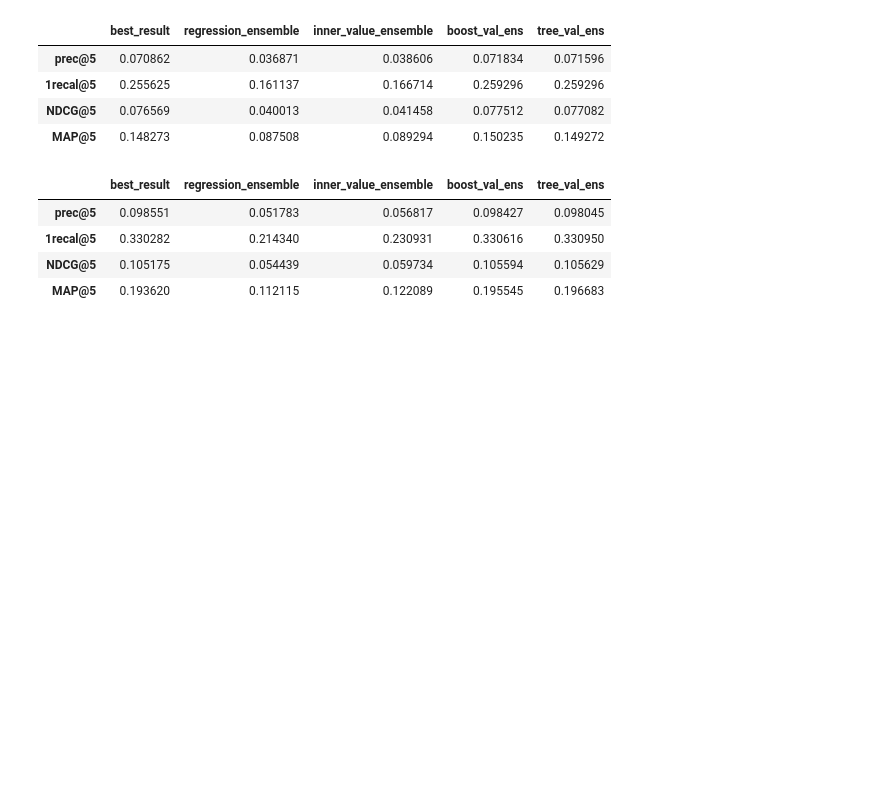
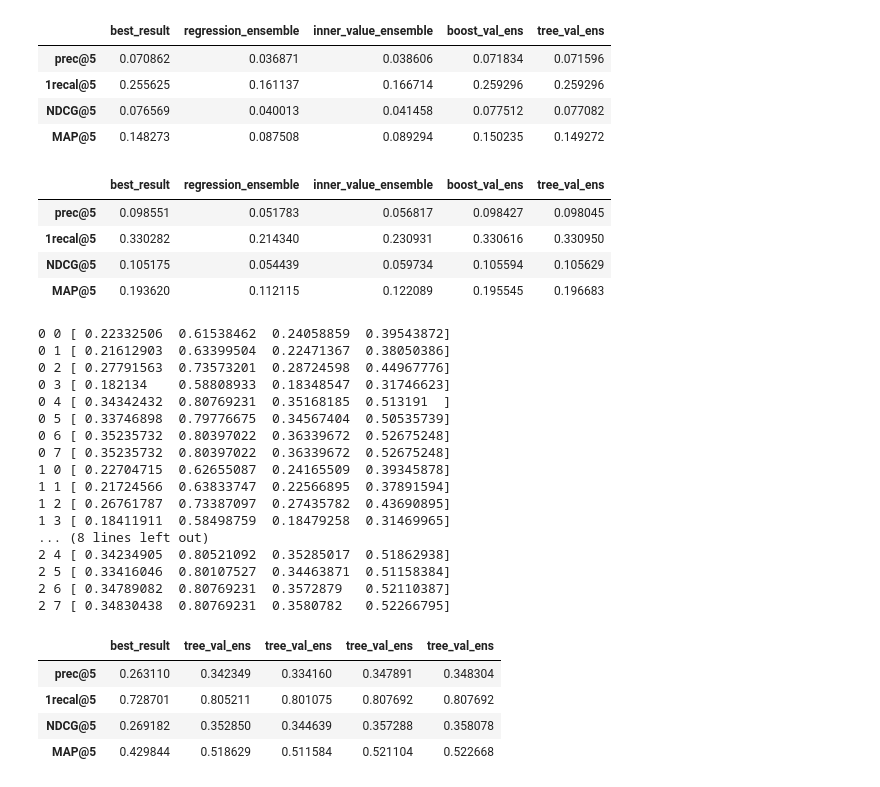
Before and after one commit to egorkudr1/diploma, a Jupyter notebook: rank_experiments_inverse.ipynb, the cells around one changed output. Saved outputs shown, nothing was run; the diff lists cells and outputs as text; code cells hidden in the pictures; blank space fills up the shorter version.

Commit message:
inverse experiment

```diff
--- a/rank_experiments_inverse.ipynb
+++ b/rank_experiments_inverse.ipynb
@@ -349,3 +349,35 @@ netflix_ensemble_experiment(slashdot, create_list_cf(slashdot_shape)[1:5], list_
 | 1recal@5 | 0.330282 | 0.214340 | 0.230931 | 0.330616 | 0.330950 |
 | NDCG@5 | 0.105175 | 0.054439 | 0.059734 | 0.105594 | 0.105629 |
 | MAP@5 | 0.193620 | 0.112115 | 0.122089 | 0.195545 | 0.196683 |
+# %%
+list_ensemble = [
+    rankensemble.tree_val_ens(rankingmeasure.get_prec_K, [[3, 0],[1,2]], num_weights=11),
+    rankensemble.tree_val_ens(rankingmeasure.get_one_recal_K, [[3, 0],[1,2]], num_weights=11),
+    rankensemble.tree_val_ens(rankingmeasure.get_MAP, [[3, 0],[1,2]], num_weights=11),
+    rankensemble.tree_val_ens(rankingmeasure.get_NDCG, [[3, 0],[1,2]], num_weights=11)
+]
+# %%
+netflix_ensemble_experiment(ml100k, create_list_cf(ml100k_shape)[1:5], list_ensemble, Ktrain=0.1, Kvalidation=0.1, verbose=1, maxiter=3)
+# %% [output]
+0 0 [ 0.22332506  0.61538462  0.24058859  0.39543872]
+0 1 [ 0.21612903  0.63399504  0.22471367  0.38050386]
+0 2 [ 0.27791563  0.73573201  0.28724598  0.44967776]
+0 3 [ 0.182134    0.58808933  0.18348547  0.31746623]
+0 4 [ 0.34342432  0.80769231  0.35168185  0.513191  ]
+0 5 [ 0.33746898  0.79776675  0.34567404  0.50535739]
+0 6 [ 0.35235732  0.80397022  0.36339672  0.52675248]
+0 7 [ 0.35235732  0.80397022  0.36339672  0.52675248]
+1 0 [ 0.22704715  0.62655087  0.24165509  0.39345878]
+1 1 [ 0.21724566  0.63833747  0.22566895  0.37891594]
+1 2 [ 0.26761787  0.73387097  0.27435782  0.43690895]
+1 3 [ 0.18411911  0.58498759  0.18479258  0.31469965]
+... (8 lines left out)
+2 4 [ 0.34234905  0.80521092  0.35285017  0.51862938]
+2 5 [ 0.33416046  0.80107527  0.34463871  0.51158384]
+2 6 [ 0.34789082  0.80769231  0.3572879   0.52110387]
+2 7 [ 0.34830438  0.80769231  0.3580782   0.52266795]
+|  | best_result | tree_val_ens | tree_val_ens | tree_val_ens | tree_val_ens |
+| prec@5 | 0.263110 | 0.342349 | 0.334160 | 0.347891 | 0.348304 |
+| 1recal@5 | 0.728701 | 0.805211 | 0.801075 | 0.807692 | 0.807692 |
+| NDCG@5 | 0.269182 | 0.352850 | 0.344639 | 0.357288 | 0.358078 |
+| MAP@5 | 0.429844 | 0.518629 | 0.511584 | 0.521104 | 0.522668 |
```
Also changed, not shown: parts of 7 cells of this notebook.
